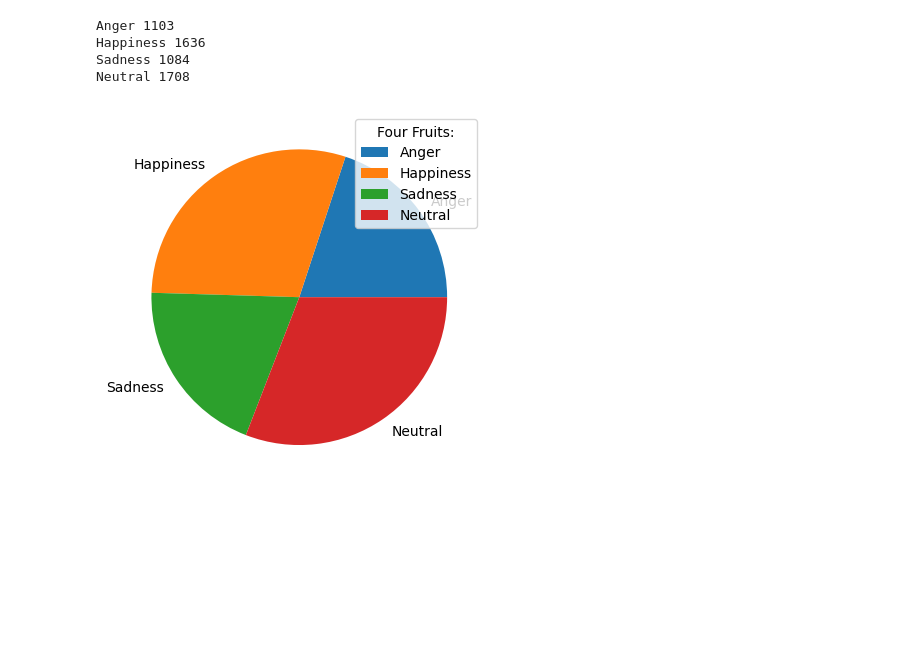
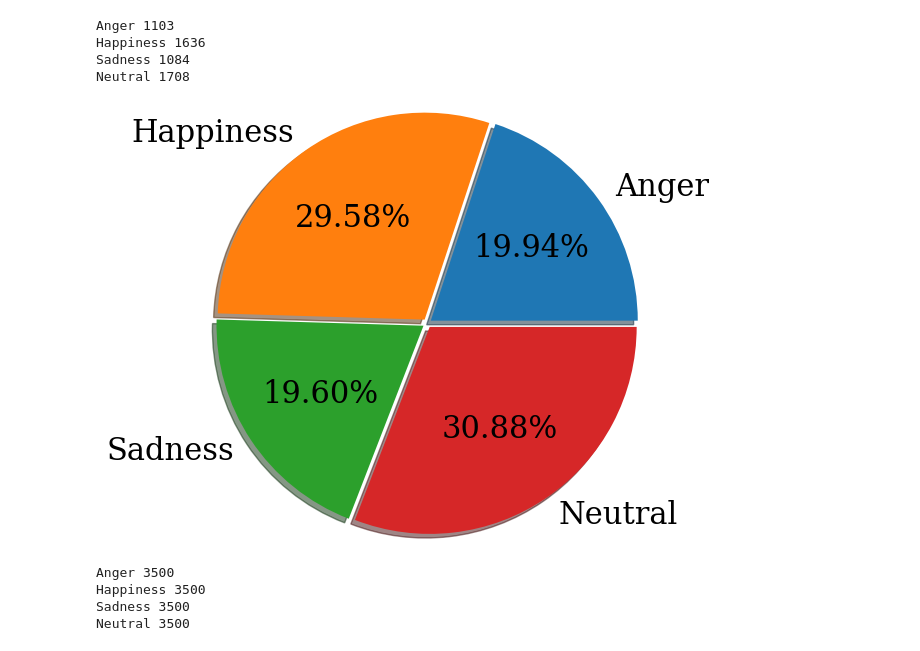
Before and after one commit to tpnam0901/3m-ser, a Jupyter notebook: notebooks/plot_dataset.ipynb, the cells around one changed output. Drawn from its saved outputs; the diff is of its cells as text; code cells hidden in the pictures; blank space fills up the shorter version.

```diff
--- a/notebooks/plot_dataset.ipynb
+++ b/notebooks/plot_dataset.ipynb
@@ -49,11 +49,18 @@ Happiness 1636
 Sadness 1084
 Neutral 1708
 # %%
+import matplotlib
+font = {'family' : 'serif',
+        'weight' : 'normal',
+        'size'   : 22}
+
+matplotlib.rc('font', **font)
 y = np.array(list(pie_value.values()))
 mylabels = list(pie_value.keys())
+myexplode = [0.03] *4
 
-plt.pie(y, labels = mylabels , shadow = True)
-plt.legend(title = "Four Fruits:")
+plt.pie(y, labels = mylabels, explode = myexplode , shadow = True, autopct='%1.2f%%', radius=1.4)
+plt.savefig("IEMOCAP_dataset.png", format="png")
 plt.show()
 # %% [output]
-[figure, old version]
+[figure, new version]
@@ -59,0 +86,11 @@ plt.show()
+# %%
+pie_value = {}
+for k, v in INT2LABEL.items():
+    num_samples = sum([1 if x == k else 0 for x in esd_data ])
+    print(v, num_samples)
+    pie_value[v] = num_samples
+# %% [output]
+Anger 3500
+Happiness 3500
+Sadness 3500
+Neutral 3500
```
Also changed, not shown: parts of 3 cells of this notebook, 7 other files.
